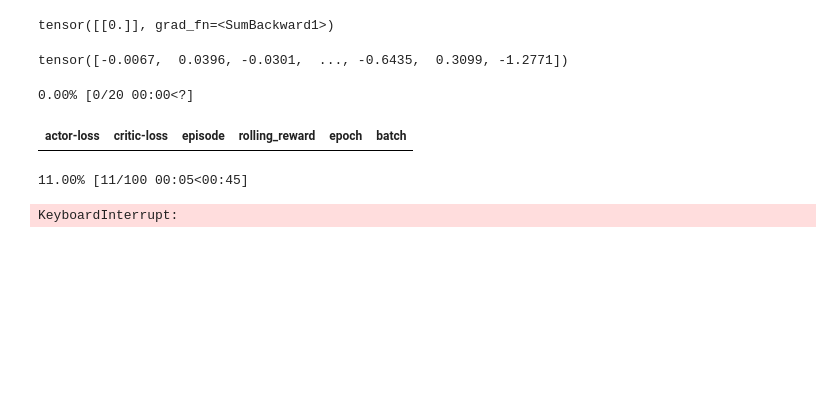
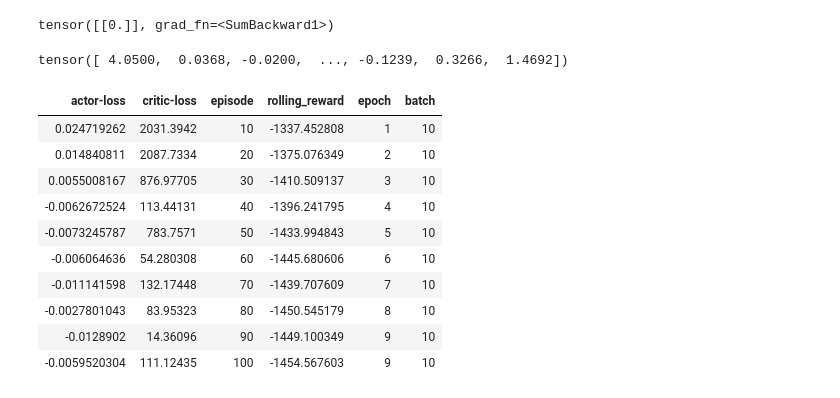
Before and after one commit to josiahls/fastrl, a Jupyter notebook: nbs/07_Agents/02_Continuous/12t_agents.trpo.ipynb, the cells around one changed output. Drawn from its saved outputs; the diff is of its cells as text; code cells hidden in the pictures; blank space fills up the shorter version.

```diff
--- a/nbs/07_Agents/02_Continuous/12t_agents.trpo.ipynb
+++ b/nbs/07_Agents/02_Continuous/12t_agents.trpo.ipynb
@@ -627,6 +634,8 @@ def TRPOAgent(
     # LoggerBases push logs to. If None, logs will be collected and output
     # by the dataloader.
     logger_bases:Optional[LoggerBase]=None,
+    clip_min=-1,
+    clip_max=1,
     # Any augmentations to the DDPG agent.
     dp_augmentation_fns:Optional[List[DataPipeAugmentationFn]]=None
 )->AgentHead:
@@ -638,7 +647,7 @@ def TRPOAgent(
     agent = NormalExploration(agent)
     # agent = ProbabilisticStdCollector(agent)
     # agent = ProbabilisticMeanCollector(agent)
-    agent = ActionClip(agent)
+    agent = ActionClip(agent,clip_min=clip_min,clip_max=clip_max)
     agent = ActionUnbatcher(agent)
     agent = NumpyConverter(agent)
     agent = AgentHead(agent)
@@ -906,10 +916,12 @@ def forward_pass(
 
     return flat_grad_grad_kl + weights * damping
 # %%
+actor = Actor(4,1)
+
 forward_pass(
     get_flat_params_from(actor),
     torch.randn(1,4),
     actor
 )
 # %% [output]
-tensor([-0.0067,  0.0396, -0.0301,  ..., -0.6435,  0.3099, -1.2771])
+tensor([ 4.0500,  0.0368, -0.0200,  ..., -0.1239,  0.3266,  1.4692])
@@ -958,10 +962,10 @@ class CriticLossProcessor(dp.iter.IterDataPipe):
                 batch.to(self.device)
 
                 # traj_adv_v = (batch.advantage - torch.mean(batch.advantage)) / torch.std(batch.advantage)
-
+            m = batch.terminated.reshape(-1,)==False
             self.critic.zero_grad()
-            pred = self.critic(batch.state)
-            yield {'loss':self.loss(pred,batch.next_advantage)}
+            pred = self.critic(batch.state[m])
+            yield {'loss':self.loss(pred,batch.next_advantage[m])}
             yield batch
 # %%
 #|export
@@ -991,15 +995,15 @@ class ActorOptAndLossProcessor(dp.iter.IterDataPipe):
                 batch.to(self.device)
                 traj_adv_v = (batch.advantage - torch.mean(batch.advantage)) / torch.std(batch.advantage)
 
-
-            dist = self.actor(batch.state)
-            old_log_prob = dist.log_prob(batch.action).detach()
+            m = batch.terminated.reshape(-1,)==False
+            dist = self.actor(batch.state[m])
+            old_log_prob = dist.log_prob(batch.action[m]).detach()
 
             loss_fn = partial(
                 actor_prob_loss,
-                s=batch.state,
-                a=batch.action,
-                r=traj_adv_v,
+                s=batch.state[m],
+                a=batch.action[m],
+                r=traj_adv_v[m],
                 actor=self.actor,
                 old_log_prob=old_log_prob
             )
@@ -1013,7 +1017,7 @@ class ActorOptAndLossProcessor(dp.iter.IterDataPipe):
 
             forward_pass_fn = partial(
                 forward_pass,
-                s=batch.state,
+                s=batch.state[m],
                 actor=self.actor
             )
             # -loss_grad will be the `b` variable. Out goal is to find the gradient
@@ -1101,38 +1100,45 @@ from fastrl.loggers.jupyter_visualizers import ProgressBarLogger
 # %%
 #|eval:false
 torch.manual_seed(0)
 
 
 # env='HalfCheetahBulletEnv-v0'
 
 # Setup Logger
 logger_base = ProgressBarLogger(epoch_on_pipe=EpocherCollector,
                  batch_on_pipe=BatchCollector)
 
 # Setup up the core NN
 torch.manual_seed(0)
-actor = Actor(3,1,clip_min=-2,clip_max=2)
+actor = Actor(3,1)
 critic = Critic(3)
 
 # Setup the Agent
-agent = TRPOAgent(actor,[logger_base])
+agent = TRPOAgent(actor,[logger_base],clip_min=-2,clip_max=2)
 
 # Setup the DataBlock
 block = DataBlock(
     (AdvantageGymTransformBlock(agent=agent,critic=critic,bs=200,max_steps=200,gamma=0.95,discount=0.9)),
     (AdvantageGymTransformBlock(agent=agent,n=400,include_images=True,seed=0,critic=critic,bs=200,gamma=0.95,discount=0.9,max_steps=200),VSCodeTransformBlock())
 )
 dls = L(block.dataloaders(['Pendulum-v1']*1))
 # Setup the Learner
 learner = TRPOLearner(actor,critic,dls,logger_bases=[logger_base],
-                      batches=100)
+                      batches=10,critic_lr=0.01)
 # learner.fit(1)
-# learner.fit(20)
+learner.fit(10)
 # %% [output]
-0.00% [0/20 00:00<?]
 | actor-loss | critic-loss | episode | rolling_reward | epoch | batch |
+| 0.024719262 | 2031.3942 | 10 | -1337.452808 | 1 | 10 |
+| 0.014840811 | 2087.7334 | 20 | -1375.076349 | 2 | 10 |
+| 0.0055008167 | 876.97705 | 30 | -1410.509137 | 3 | 10 |
+| -0.0062672524 | 113.44131 | 40 | -1396.241795 | 4 | 10 |
+| -0.0073245787 | 783.7571 | 50 | -1433.994843 | 5 | 10 |
+| -0.006064636 | 54.280308 | 60 | -1445.680606 | 6 | 10 |
+| -0.011141598 | 132.17448 | 70 | -1439.707609 | 7 | 10 |
+| -0.0027801043 | 83.95323 | 80 | -1450.545179 | 8 | 10 |
+| -0.0128902 | 14.36096 | 90 | -1449.100349 | 9 | 10 |
+| -0.0059520304 | 111.12435 | 100 | -1454.567603 | 9 | 10 |
-11.00% [11/100 00:05<00:45]
-KeyboardInterrupt:
 # %%
 learner.validate()
 # %% [output]
```
Also changed, not shown: parts of 19 cells of this notebook, 6 other files.
